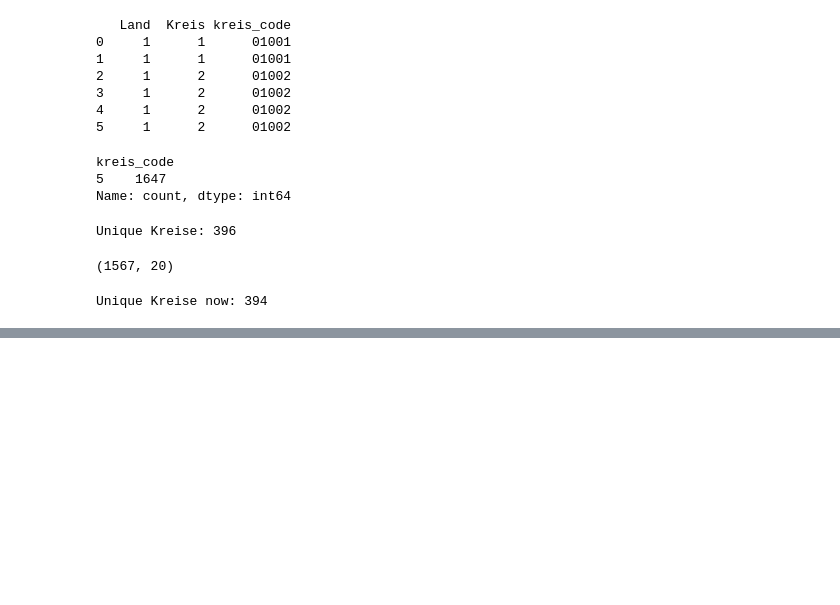
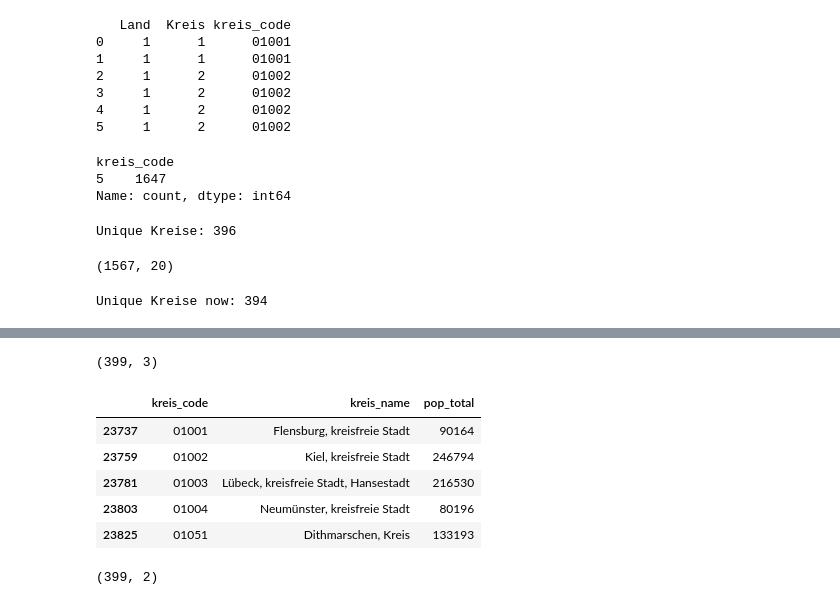
Before and after one commit to natan-sha/final-project, a Jupyter notebook: notebooks/main.ipynb, the cells around one changed output, grey strips where cells are left out. Cells and saved outputs as stored; diff of their text form; code cells hidden in the pictures; blank space fills up the shorter version.

```diff
--- a/notebooks/main.ipynb
+++ b/notebooks/main.ipynb
@@ -710,0 +754,13 @@ Unique Kreise now: 394
+# %%
+pop_2019 = population[population["date"] == "31.12.2019"].copy()
+
+pop_2019 = pop_2019.copy()
+for col in ["total_all", "total_male", "total_female",
+            "german_all", "german_male", "german_female",
+            "foreign_all", "foreign_male", "foreign_female"]:
+    pop_2019[col] = pd.to_numeric(pop_2019[col], errors="coerce")
+# %%
+pop_2019 = pop_2019[~pop_2019["kreis_code"].astype(str).str[:2].isin(["02", "11"])].copy() #excluding Berlin and Hamburg
+# %%
+pop_2019 = pop_2019.dropna(subset=["total_all"]).copy()
+print(pop_2019.shape)
@@ -710,0 +795,10 @@ Unique Kreise now: 394
+# %%
+total_pop_2019 = (
+    pop_2019[pop_2019["age_group"] == "Insgesamt"]
+    [["kreis_code", "kreis_name", "total_all"]]
+    .rename(columns={"total_all": "pop_total"})
+    .copy()
+    )
+print(total_pop_2019.shape)
+# %% [output]
+(399, 3)
@@ -710,0 +807,19 @@ Unique Kreise now: 394
+# %%
+total_pop_2019.head()
+# %% [output]
+|  | kreis_code | kreis_name | pop_total |
+| 23737 | 01001 | Flensburg, kreisfreie Stadt | 90164 |
+| 23759 | 01002 | Kiel, kreisfreie Stadt | 246794 |
+| 23781 | 01003 | Lübeck, kreisfreie Stadt, Hansestadt | 216530 |
+| 23803 | 01004 | Neumünster, kreisfreie Stadt | 80196 |
+| 23825 | 01051 | Dithmarschen, Kreis | 133193 |
+# %%
+pop_65_2019 = (
+    pop_2019[pop_2019["age_group"].isin(age_65_plus)]
+    .groupby("kreis_code")["total_all"]
+    .sum()
+    .reset_index(name="pop_65_plus")
+    )
+print(pop_65_2019.shape)
+# %% [output]
+(399, 2)
```
Also changed, not shown: parts of 48 cells of this notebook, 1 other file.
